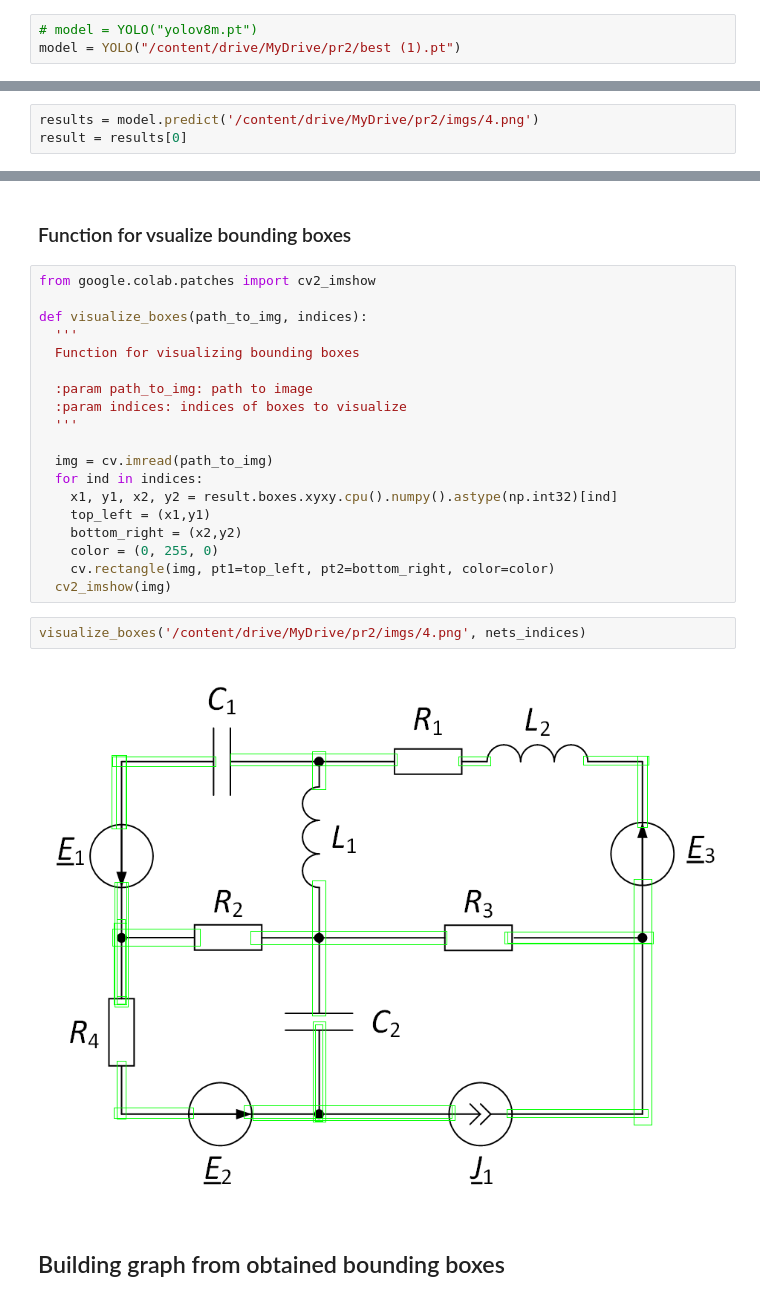
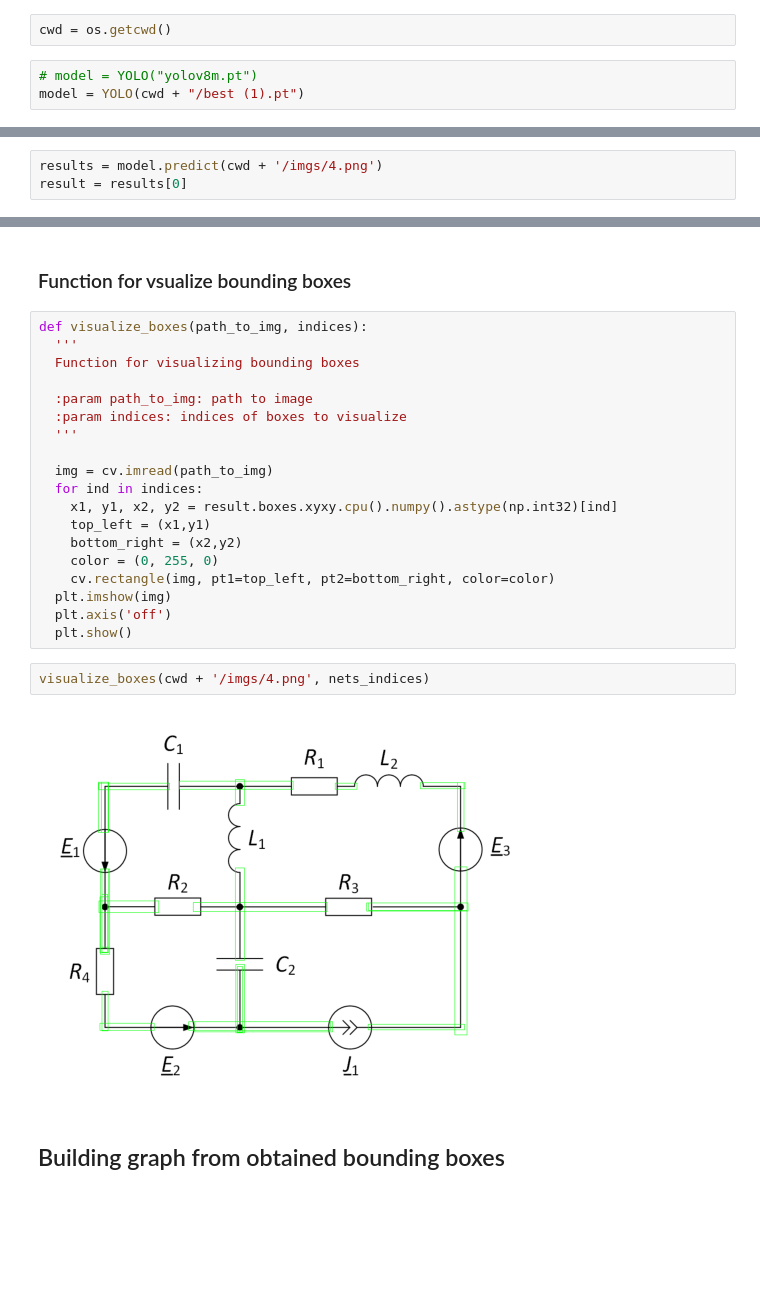
Before and after one commit to oblenivshiysyaa/recognition_of_shemes, a Jupyter notebook: pic_to_graph.ipynb, the cells around one changed output, grey strips where cells are left out. Drawn from its saved outputs; the diff is of its cells as text; blank space fills up the shorter version.

```diff
--- a/pic_to_graph.ipynb
+++ b/pic_to_graph.ipynb
@@ -32,14 +14,16 @@ from itertools import combinations
 import matplotlib.pyplot as plt
 # %% [markdown]
 ## Loading the pretraining model
+# %%
+cwd = os.getcwd()
 # %%
 # model = YOLO("yolov8m.pt")
-model = YOLO("/content/drive/MyDrive/pr2/best (1).pt")
+model = YOLO(cwd + "/best (1).pt")
 # %%
 # model.train(data="/content/drive/MyDrive/pr2/data.yaml", epochs=100)
 # %% [markdown]
 ### Recognition of components and nets from pic
 # %%
-results = model.predict('/content/drive/MyDrive/pr2/imgs/4.png')
+results = model.predict(cwd + '/imgs/4.png')
 result = results[0]
 # %% [output]
@@ -121,8 +105,6 @@ def sort_indices(indices):
 # %% [markdown]
 ### Function for vsualize bounding boxes
 # %%
-from google.colab.patches import cv2_imshow
-
 def visualize_boxes(path_to_img, indices):
   '''
   Function for visualizing bounding boxes
@@ -138,11 +120,13 @@ def visualize_boxes(path_to_img, indices):
     bottom_right = (x2,y2)
     color = (0, 255, 0)
     cv.rectangle(img, pt1=top_left, pt2=bottom_right, color=color)
-  cv2_imshow(img)
+  plt.imshow(img)
+  plt.axis('off')
+  plt.show()
 # %%
-visualize_boxes('/content/drive/MyDrive/pr2/imgs/4.png', nets_indices)
+visualize_boxes(cwd + '/imgs/4.png', nets_indices)
 # %% [output]
-[figure, old version]
+[figure, new version]
 # %% [markdown]
 ## Building graph from obtained bounding boxes
 # %% [markdown]
```
Also changed, not shown: parts of 6 cells of this notebook, 3 other files.
